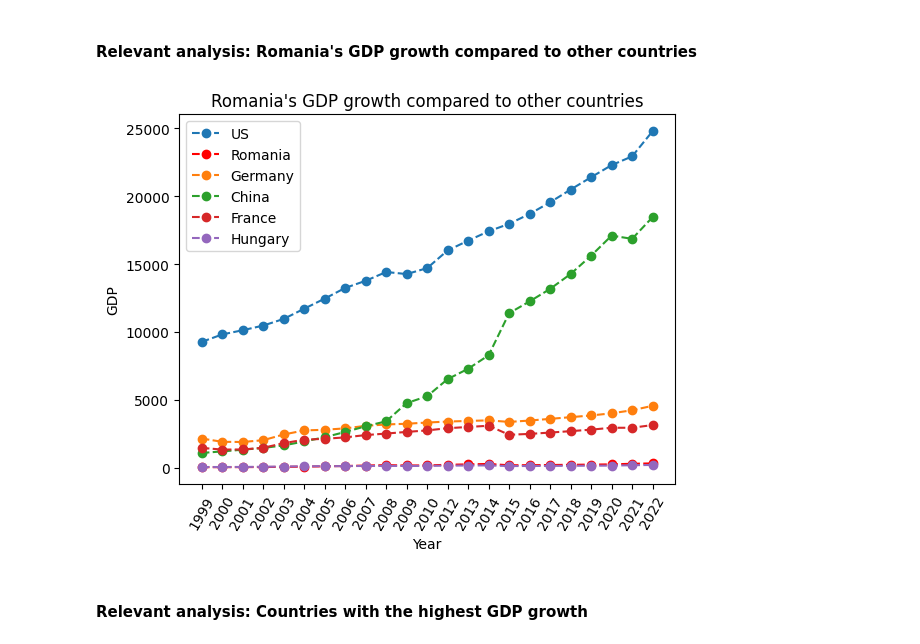
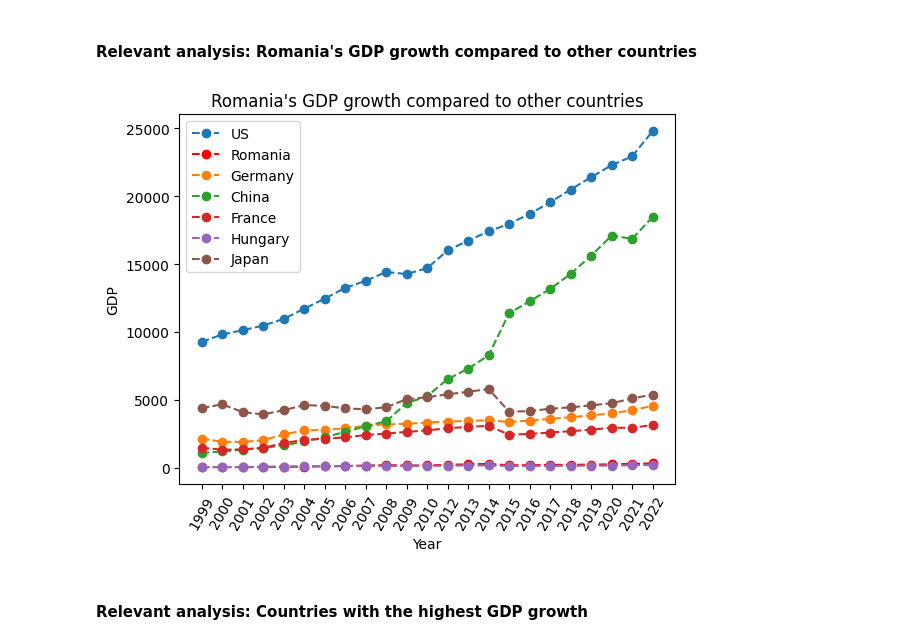
Before and after one commit to 911AstalusAdrian/MS2-PT, a Jupyter notebook: A3/regression_noetbook.ipynb, the cells around one changed output. Saved outputs shown, nothing was run; the diff lists cells and outputs as text; code cells hidden in the pictures.

```diff
--- a/A3/regression_noetbook.ipynb
+++ b/A3/regression_noetbook.ipynb
@@ -95,24 +105,26 @@ plt.show()
 # %%
 us_gdp = df.loc['United States']
 ro_gdp = df.loc['Romania']
 ge_gdp = df.loc['Germany']
 ch_gdp = df.loc['China']
 fr_gdp = df.loc['France']
 hu_gdp = df.loc['Hungary']
+jp_gdp = df.loc['Japan']
 plt.plot(us_gdp, marker='o', linestyle='--', label='US')
 plt.plot(ro_gdp, marker='o', linestyle='--', label='Romania', color='r')
 plt.plot(ge_gdp, marker='o', linestyle='--', label='Germany')
 plt.plot(ch_gdp, marker='o', linestyle='--', label='China')
 plt.plot(fr_gdp, marker='o', linestyle='--', label='France')
 plt.plot(hu_gdp, marker='o', linestyle='--', label='Hungary')
+plt.plot(jp_gdp, marker='o', linestyle='--', label='Japan')
 plt.xlabel('Year')
 plt.ylabel('GDP')
 plt.title('Romania\'s GDP growth compared to other countries')
 plt.xticks(rotation=60)
 plt.legend()
 plt.show()
 # %% [output]
-[figure, old version]
+[figure, new version]
 # %% [markdown]
 #### Relevant analysis: Countries with the highest GDP growth
 # %%
```
Also changed, not shown: parts of 4 cells of this notebook.
